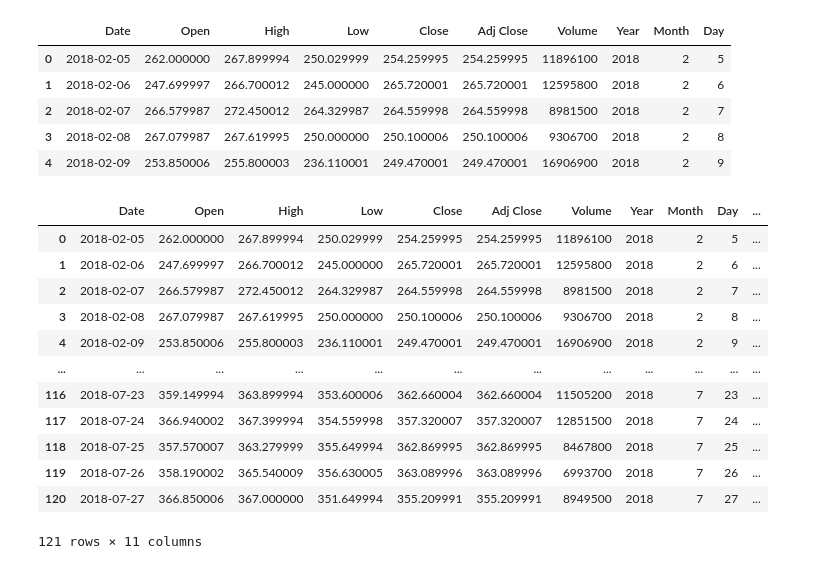
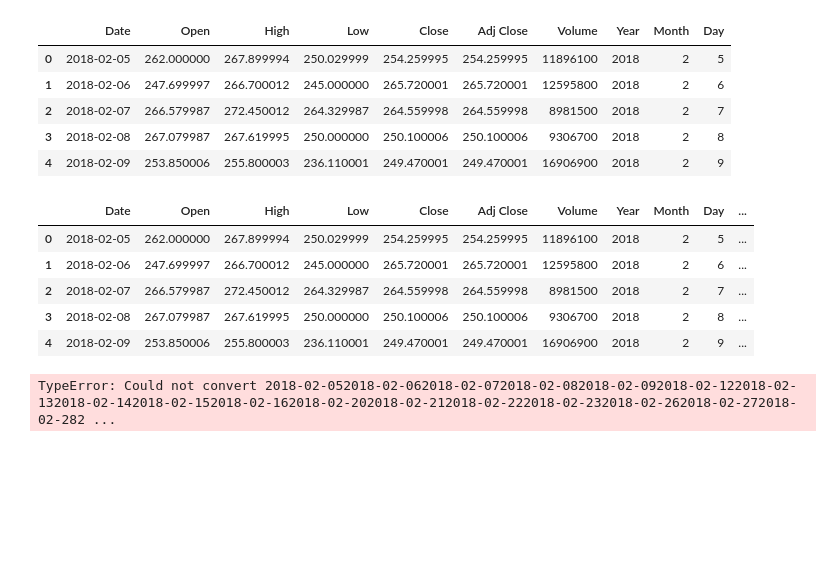
Before and after one commit to brianisinga/stock-price-predictions, a Jupyter notebook: netflix_stock_price_prediction.ipynb, the cells around one changed output. Drawn from its saved outputs; the diff is of its cells as text; code cells hidden in the pictures; blank space fills up the shorter version.

```diff
--- a/netflix_stock_price_prediction.ipynb
+++ b/netflix_stock_price_prediction.ipynb
@@ -135,18 +135,27 @@ df.head()
 | 4 | 2018-02-09 | 253.850006 | 255.800003 | 236.110001 | 249.470001 | 249.470001 | 16906900 | 2018 | 2 | 9 |
 # %%
 df['is_quarter_end'] = np.where(df['Month']%3==0,1,0)
-df.head(121)
+df.head()
 # %% [output]
 |  | Date | Open | High | Low | Close | Adj Close | Volume | Year | Month | Day | ... |
 | 0 | 2018-02-05 | 262.000000 | 267.899994 | 250.029999 | 254.259995 | 254.259995 | 11896100 | 2018 | 2 | 5 | ... |
 | 1 | 2018-02-06 | 247.699997 | 266.700012 | 245.000000 | 265.720001 | 265.720001 | 12595800 | 2018 | 2 | 6 | ... |
 | 2 | 2018-02-07 | 266.579987 | 272.450012 | 264.329987 | 264.559998 | 264.559998 | 8981500 | 2018 | 2 | 7 | ... |
 | 3 | 2018-02-08 | 267.079987 | 267.619995 | 250.000000 | 250.100006 | 250.100006 | 9306700 | 2018 | 2 | 8 | ... |
 | 4 | 2018-02-09 | 253.850006 | 255.800003 | 236.110001 | 249.470001 | 249.470001 | 16906900 | 2018 | 2 | 9 | ... |
-| ... | ... | ... | ... | ... | ... | ... | ... | ... | ... | ... | ... |
-| 116 | 2018-07-23 | 359.149994 | 363.899994 | 353.600006 | 362.660004 | 362.660004 | 11505200 | 2018 | 7 | 23 | ... |
-| 117 | 2018-07-24 | 366.940002 | 367.399994 | 354.559998 | 357.320007 | 357.320007 | 12851500 | 2018 | 7 | 24 | ... |
-| 118 | 2018-07-25 | 357.570007 | 363.279999 | 355.649994 | 362.869995 | 362.869995 | 8467800 | 2018 | 7 | 25 | ... |
-| 119 | 2018-07-26 | 358.190002 | 365.540009 | 356.630005 | 363.089996 | 363.089996 | 6993700 | 2018 | 7 | 26 | ... |
-| 120 | 2018-07-27 | 366.850006 | 367.000000 | 351.649994 | 355.209991 | 355.209991 | 8949500 | 2018 | 7 | 27 | ... |
-121 rows × 11 columns
+# %%
+# Convert relevant columns to numeric before calculating the mean
+df['Open'] = pd.to_numeric(df['Open'], errors='coerce')
+df['High'] = pd.to_numeric(df['High'], errors='coerce')
+df['Low'] = pd.to_numeric(df['Low'], errors='coerce')
+df['Close'] = pd.to_numeric(df['Close'], errors='coerce')
+
+data_grouped = df.groupby('Year').mean()
+plt.subplots(figsize=(20,10))
+
+for i, col in enumerate(['Open', 'High', 'Low', 'Close']):
+  plt.subplot(2,2,i+1)
+  data_grouped[col].plot.bar()
+plt.show()
+# %% [output]
+TypeError: Could not convert 2018-02-052018-02-062018-02-072018-02-082018-02-092018-02-122018-02-132018-02-142018-02-152018-02-162018-02-202018-02-212018-02-222018-02-232018-02-262018-02-272018-02-282 ...
```
Also changed, not shown: parts of 3 cells of this notebook.
